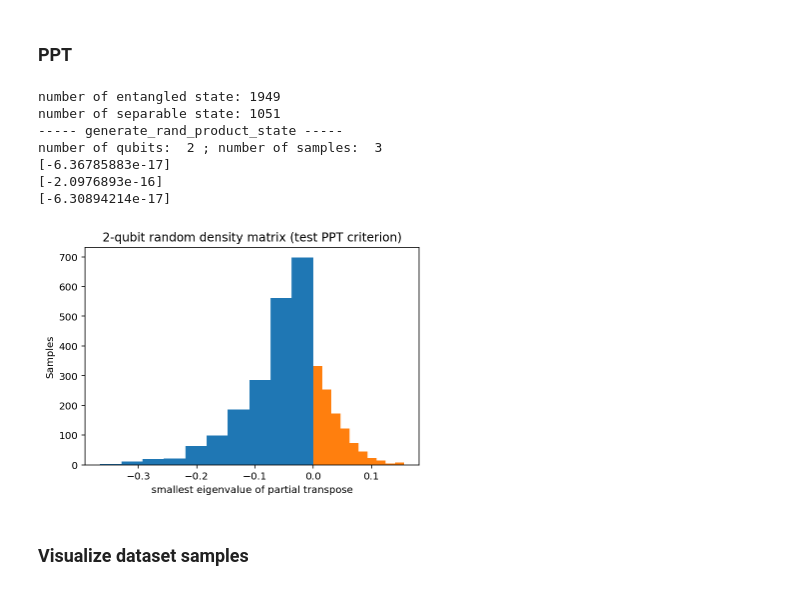
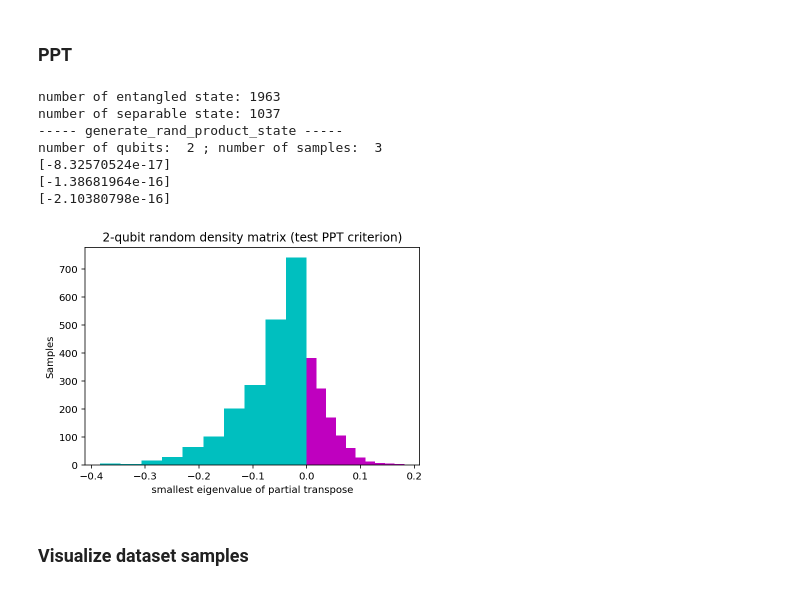
Before and after one commit to Jue-Xu/Entanglement-Witness, a Jupyter notebook: notebook/entangle.ipynb, the cells around one changed output. Drawn from its saved outputs; the diff is of its cells as text; code cells hidden in the pictures.

```diff
--- a/notebook/entangle.ipynb
+++ b/notebook/entangle.ipynb
@@ -26,6 +26,7 @@ from qutip import *
 import random
 pauli_operators = [qeye(2), sigmax(),sigmay(),sigmaz()]
 I, X, Y, Z = qeye(2), sigmax(), sigmay(), sigmaz()
+color_dict = {0: 'c', 1: 'm', 2: 'y'}
 
 from sklearn import svm, datasets
 from sklearn.inspection import DecisionBoundaryDisplay
@@ -120,41 +121,41 @@ def generate_two_qubit_random_state_PPT(m,plot=False):
     # smallest_eigen_list_random = np.array([ppt_criterion(state) for state in rand_dm_2]).flatten()
 
     if plot:
         fig, ax = plt.subplots(figsize=(6, 4))
 
         # print(np.array(smallest_eigen_list_entangled).flatten())
         # ax.hist(smallest_eigen_list_random)
-        ax.hist(np.array([ppt_criterion(state) for state in entangled]).flatten())
-        ax.hist(np.array([ppt_criterion(state) for state in separable]).flatten())
+        ax.hist(np.array([ppt_criterion(state) for state in entangled]).flatten(),color=color_dict[0])
+        ax.hist(np.array([ppt_criterion(state) for state in separable]).flatten(),color=color_dict[1])
         # ax.text(4, 0.4, r'$$')
         ax.set_ylabel('Samples')
         ax.set_xlabel('smallest eigenvalue of partial transpose')
         ax.set_title('2-qubit random density matrix (test PPT criterion)')
 
     # plt.savefig('two_qubit_PPT_hist.png', dpi=300)
 
     return [entangled, separable]
 
 # ppt_criterion(rand_dm(N=4, dims=[[2, 2], [2, 2]]))
 generate_two_qubit_random_state_PPT(3000,plot=True)
 
 # generate_two_qubit_random_state_PPT(1000)
 # [ppt_criterion(dm) for dm in [ket2dm(ket) for ket in generate_two_qubit_product_pure_state(100)]]
 [ppt_criterion(dm) for dm in generate_bell_like_pure_state(10)]
 
 for state in generate_rand_product_state(n=2,m=3):
     eigen_val = ppt_criterion(state)
     print(eigen_val)
 # print(rand_dm(N=4,dims=[[2,2],[2,2]]) )
 # %% [output]
-number of entangled state: 1949
-number of separable state: 1051
+number of entangled state: 1963
+number of separable state: 1037
 ----- generate_rand_product_state -----
 number of qubits:  2 ; number of samples:  3
-[-6.36785883e-17]
-[-2.0976893e-16]
-[-6.30894214e-17]
+[-8.32570524e-17]
+[-1.38681964e-16]
+[-2.10380798e-16]
-[figure, old version]
+[figure, new version]
 # %% [markdown]
 ### Visualize dataset samples
 # %%
```
Also changed, not shown: parts of 4 cells of this notebook, 8 other files.
